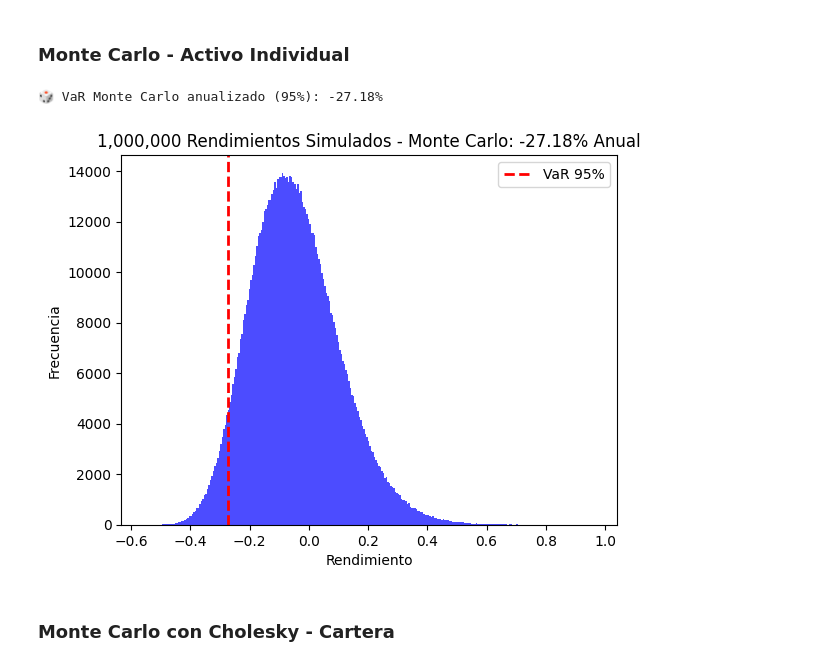
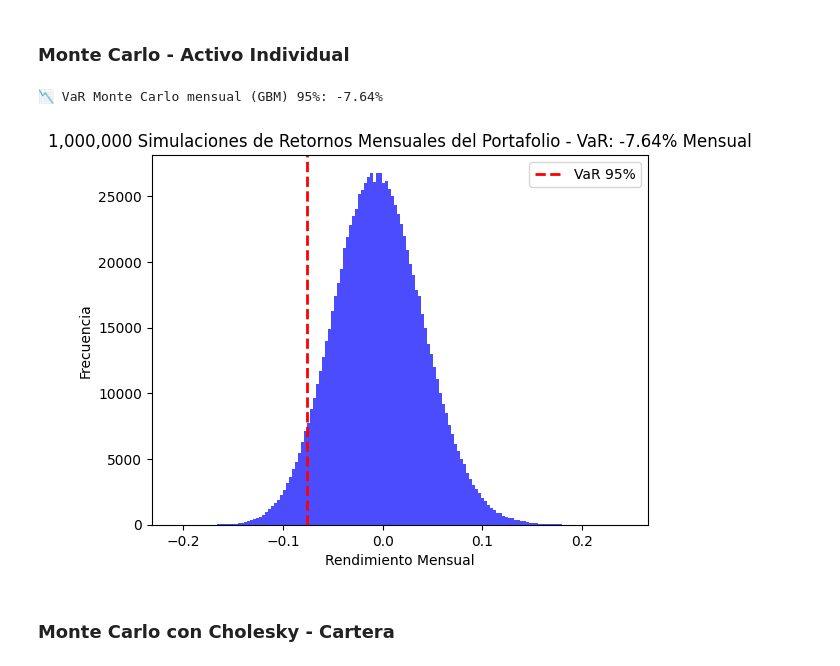
Before and after one commit to Manuel-Progaska/quant-risk-chile, a Jupyter notebook: Riesgo de Mercado/notebook.ipynb, the cells around one changed output. Cells and saved outputs as stored; diff of their text form; code cells hidden in the pictures.

```diff
--- a/Riesgo de Mercado/notebook.ipynb
+++ b/Riesgo de Mercado/notebook.ipynb
@@ -243,57 +243,67 @@ print(f'📈 VaR histórico mensualizado de la cartera (95%): {var_historical_po
 # %%
 import numpy as np
 import pandas as pd
-import matplotlib.pyplot as plt
 
-# Simular rendimientos de un activo financiero
 np.random.seed(42)
-days = 252 * 3  # 3 años de datos diarios
-returns = np.random.normal(0, 0.01, days)  # Rendimientos
-returns_series = pd.Series(returns)
 
-# Parámetros del activo
-S0 = 100  # Precio inicial
+# === Datos simulados (3 años diarios)
+days = 252 * 3
 
-# Retorno anualizado
-mu = returns_series.mean() * 252
+# Simulación de retornos diarios del activo
+returns = np.random.normal(0, 0.01, days)
+returns_df = pd.Series(returns, name='Asset')
 
-# Volatilidad anualizada
-sigma = returns_series.std() * np.sqrt(252)
+# Log-retornos (aprox iguales para retornos pequeños)
+log_returns = returns_df.copy()
 
-# Simulación de Monte Carlo
-num_simulations = 1_000_000
-time_horizon = 1  # 1 año
-simulated_prices = []
-for i in range(num_simulations):
-    Z = np.random.normal()
-    S1 = S0 * np.exp((mu - 0.5 * sigma**2) * time_horizon + sigma * np.sqrt(time_horizon) * Z)
-    simulated_prices.append(S1)
-simulated_prices = np.array(simulated_prices)
+# === Parámetros diarios ===
+mu = log_returns.mean()       # drift diario
+sigma = log_returns.std()     # volatilidad diaria
 
-# Calcular los rendimientos simulados
-simulated_returns = (simulated_prices - S0) / S0
+# === Simulación Monte Carlo GBM ===
+n_sim = 1_000_000
+n_days = 21
+dt = 1
 
-# Parámetros del VaR
+# Shocks normales
+Z = np.random.normal(size=(n_sim, n_days))
+
+# Log-retornos simulados
+log_returns_sim = (
+    (mu - 0.5 * sigma**2) * dt
+    + sigma * np.sqrt(dt) * Z
+)
+
+# Acumulación mensual
+log_return_month = log_returns_sim.sum(axis=1)
+
+# Retornos simples mensuales
+monthly_returns = np.exp(log_return_month) - 1
+
+# === VaR Monte Carlo mensual 95% ===
 confidence_level = 0.95
+VaR_MC_monthly = np.percentile(
+    monthly_returns,
+    (1 - confidence_level) * 100
+)
 
-# Calcular el VaR mediante simulación de Monte Carlo anualizado
-var_monte_carlo = np.percentile(simulated_returns, (1 - confidence_level) * 100)
-print(f'🎲 VaR Monte Carlo anualizado (95%): {var_monte_carlo:.2%}')
+print(f'📉 VaR Monte Carlo mensual (GBM) 95%: {VaR_MC_monthly:.2%}')
 # %% [output]
-🎲 VaR Monte Carlo anualizado (95%): -27.18%
+📉 VaR Monte Carlo mensual (GBM) 95%: -7.64%
 # %%
-# histograma de los rendimientos simulados
-plt.hist(simulated_returns, bins=300, alpha=0.7, color='blue')
-plt.title(f'{num_simulations:,} Rendimientos Simulados - Monte Carlo: {var_monte_carlo:.2%} Anual')
-plt.xlabel('Rendimiento')
+# graficar simulación
+import matplotlib.pyplot as plt
+plt.hist(monthly_returns, bins=150, alpha=0.7, color='blue')
+plt.title(f'{n_sim:,} Simulaciones de Retornos Mensuales del Portafolio - VaR: {VaR_MC_monthly:.2%} Mensual')
+plt.xlabel('Rendimiento Mensual')
 plt.ylabel('Frecuencia')
-plt.axvline(var_monte_carlo, color='red', linestyle='dashed', linewidth=2, label='VaR 95%')
+plt.axvline(VaR_MC_monthly, color='red', linestyle='dashed', linewidth=2, label='VaR 95%')
 plt.legend()
 # guardar y mostrar el gráfico
 plt.savefig(r'images/monte_carlo_var_distribution.png')
 plt.show()
 # %% [output]
-[figure, old version]
+[figure, new version]
 # %% [markdown]
 ### Monte Carlo con Cholesky - Cartera
 # %%
```
Also changed, not shown: parts of 3 cells of this notebook, 9 other files.
